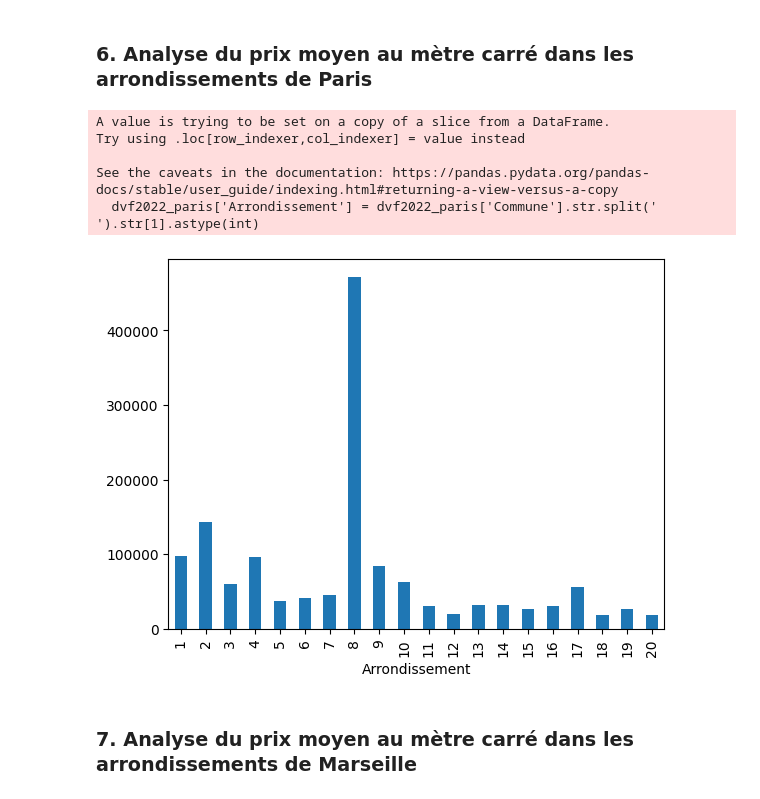
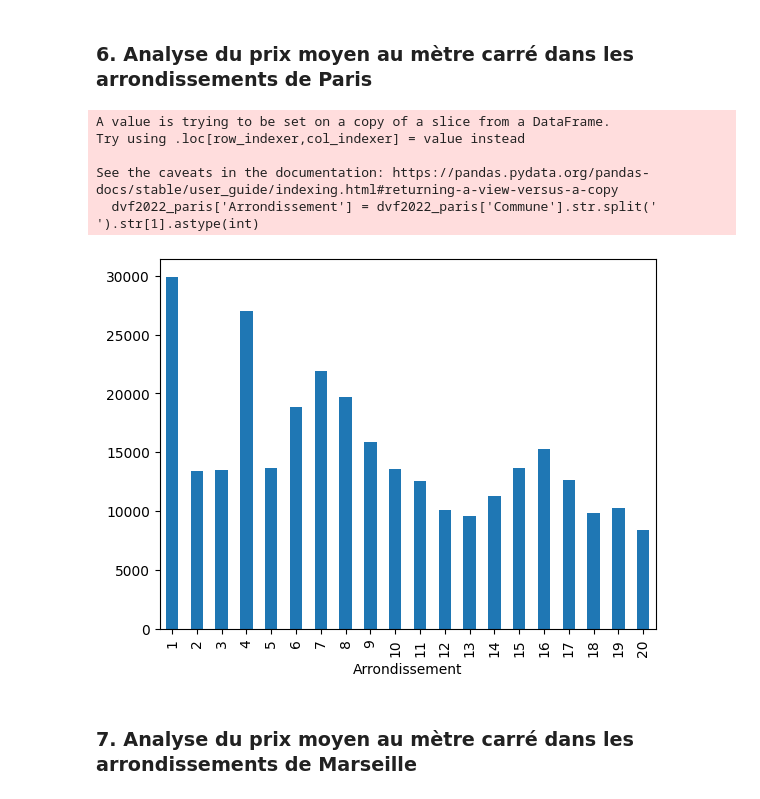
Before and after one commit to yannvillellas/Analysis-of-DVF-data, a Jupyter notebook: rapport.ipynb, the cells around one changed output. Saved outputs shown, nothing was run; the diff lists cells and outputs as text; code cells hidden in the pictures.

```diff
--- a/rapport.ipynb
+++ b/rapport.ipynb
@@ -131,6 +135,9 @@ dvf2022 = dvf2022.drop_duplicates(subset=['Date mutation', 'Valeur fonciere', 'S
 # On fait un nouveau tableau contenant que des "Metre carre" non nuls
 dvf2022_metre_carre = dvf2022[dvf2022['Metre carre'] >= 1]
 
+#On remplace le nom des communes avec un - par un espace
+dvf2022_metre_carre['Commune'] = dvf2022_metre_carre['Commune'].str.replace('-', ' ')
+
 
 #On affiche les deux tableaux
 dvf2022
@@ -252,7 +248,7 @@ type_de_bien_2022.idxmax()
 #Analyse du prix moyen au mètre carré dans les arrondissements de Paris
 
 #On créé un nouveau tableau qui contient que les arrondissements de Paris
-dvf2022_paris = dvf2022[dvf2022['Code departement'] == '75']
+dvf2022_paris = dvf2022_metre_carre[dvf2022_metre_carre['Code departement'] == '75']
 
 #On créé une colonne pour le numéro de l'arrondissement
 dvf2022_paris['Arrondissement'] = dvf2022_paris['Commune'].str.split(' ').str[1].astype(int)
@@ -272,6 +268,8 @@ max_prix_m2 = prix_m2_arrondissement_2022.max()
 geojson_url = f"https://france-geojson.gregoiredavid.fr/repo/departements/75-paris/communes-75-paris.geojson"
 geojson_json = requests.get(geojson_url).json()
 
+colors = ['#ff0000', '#ff3300', '#ff6600', '#ff9900', '#ffcc00', '#ffff00', '#e6ff00', '#ccff00', '#b3ff00', '#99ff00', '#80ff00', '#66ff00', '#4dff00', '#33ff00', '#1aff00', '#00ff00', '#00e600', '#00cc00', '#00b300', '#009900']
+
 # Boucler sur chaque arrondissement et ajouter un polygone à la carte
 for arrondissement in prix_m2_arrondissement_2022.index:
     prix_m2 = prix_m2_arrondissement_2022[arrondissement]
@@ -281,36 +279,35 @@ for arrondissement in prix_m2_arrondissement_2022.index:
 
     # Définir la valeur maximale de prix au mètre carré
     max_price = prix_m2_arrondissement_2022.max()
     min_price = prix_m2_arrondissement_2022.min()
 
     for coord in geojson_json['features']:
         arrondissement_insee = arrondissement < 10 and "0" + str(arrondissement) or str(arrondissement)
         if coord['properties']['code'] == "751"+str(arrondissement_insee):
-            color = [int(255 * ((max_price - prix_m2) / (max_price - min_price))), 0, int(255 * ((prix_m2 - min_price) / (max_price - min_price)))]
-            color = '#%02x%02x%02x' % tuple(color)
+            color = colors[arrondissement-1]
             # Ajoute color à coord['geometry']['color']
             coord['geometry']['color'] = color
 
             #Calculer le centre de l'arrondissement
             center = [sum([coord['geometry']['coordinates'][0][i][1] for i in range(len(coord['geometry']['coordinates'][0]))]) / len(coord['geometry']['coordinates'][0]), sum([coord['geometry']['coordinates'][0][i][0] for i in range(len(coord['geometry']['coordinates'][0]))]) / len(coord['geometry']['coordinates'][0])]
             folium.GeoJson(data=coord['geometry'], style_function=lambda x: {"fillColor": x['geometry']['color'], "color": x['geometry']['color']}).add_to(paris_map)
 
             # Ajouter le prix moyen au mètre carré
             folium.Marker(center, popup="Arrondissement "+str(arrondissement)+" : "+str(round(prix_m2,2))+" €/m²").add_to(paris_map)
             break
 
 # Ajouter un contrôle de couches
 folium.LayerControl().add_to(paris_map)
 
 # Afficher la carte
 paris_map.save("carte_paris.html")
 # %% [output]
 A value is trying to be set on a copy of a slice from a DataFrame.
 Try using .loc[row_indexer,col_indexer] = value instead
 
 See the caveats in the documentation: https://pandas.pydata.org/pandas-docs/stable/user_guide/indexing.html#returning-a-view-versus-a-copy
   dvf2022_paris['Arrondissement'] = dvf2022_paris['Commune'].str.split(' ').str[1].astype(int)
-[figure, old version]
+[figure, new version]
 # %% [markdown]
 ### 7. Analyse du prix moyen au mètre carré dans les arrondissements de Marseille
 # %%
```
Also changed, not shown: parts of 8 cells of this notebook, 3 other files.
